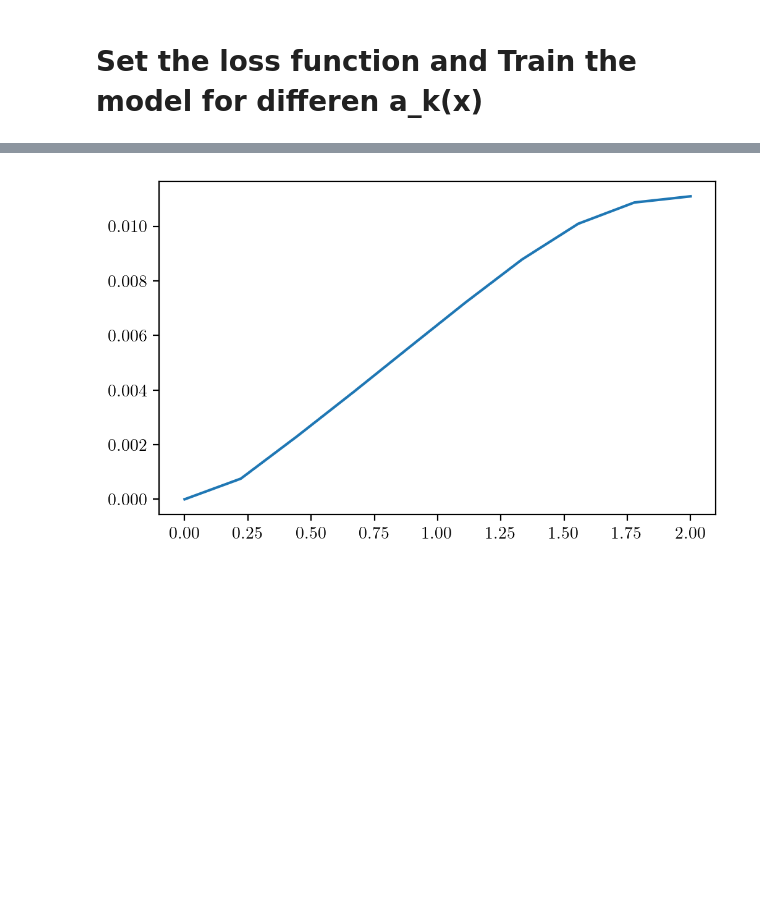
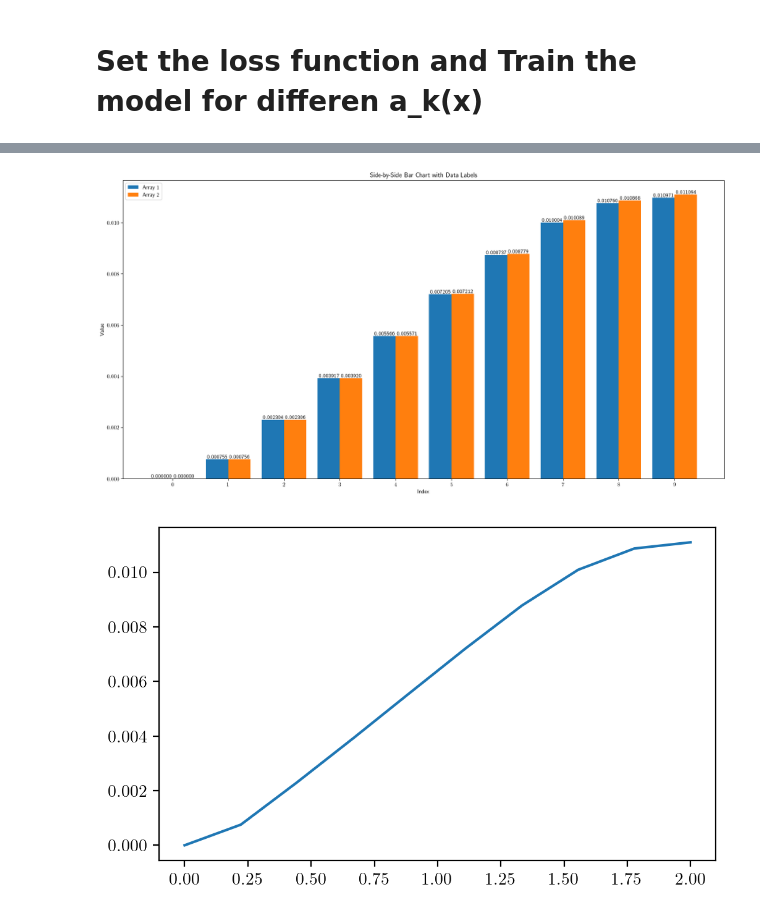
Before and after one commit to vishal18shah/bead-trajectories-quasipotential, a Jupyter notebook: 3Bead ML Compare.ipynb, the cells around one changed output, grey strips where cells are left out. Cells and saved outputs as stored; diff of their text form; code cells hidden in the pictures; blank space fills up the shorter version.

```diff
--- a/3Bead ML Compare.ipynb
+++ b/3Bead ML Compare.ipynb
@@ -325,53 +440,54 @@ def TEST_get_U_line_integration():
     U = torch.tensor(list(itertools.accumulate(U)))
     return U
 # %%
-# def plot_side_by_side_bar_chart(array1, array2):
-#     """
-#     Plots a bar chart for two 10-length datasets (PyTorch tensors, NumPy arrays, or lists),
-#     where bars are placed side by side, and exact values are displayed above each bar.
+def plot_side_by_side_bar_chart(array1, array2):
+    """
+    Plots a bar chart for two 10-length datasets (PyTorch tensors, NumPy arrays, or lists),
+    where bars are placed side by side, and exact values are displayed above each bar.
 
-#     Parameters:
-#         array1 (torch.Tensor, np.array, or list): First dataset of length 10.
-#         array2 (torch.Tensor, np.array, or list): Second dataset of length 10.
-#     """
-#     # Convert PyTorch tensors to NumPy if necessary
-#     if isinstance(array1, torch.Tensor):
-#         array1 = array1.numpy()
-#     if isinstance(array2, torch.Tensor):
-#         array2 = array2.numpy().flatten()
+    Parameters:
+        array1 (torch.Tensor, np.array, or list): First dataset of length 10.
+        array2 (torch.Tensor, np.array, or list): Second dataset of length 10.
+    """
+    # Convert PyTorch tensors to NumPy if necessary
+    if isinstance(array1, torch.Tensor):
+        array1 = array1.numpy()
+    if isinstance(array2, torch.Tensor):
+        array2 = array2.numpy().flatten()
 
-#     print(array1)
-#     print(array2)
-#     # # Ensure inputs are NumPy arrays
-#     # array1 = np.array(array1)
-#     # array2 = np.array(array2)
+    print(array1)
+    print(array2)
+    # # Ensure inputs are NumPy arrays
+    # array1 = np.array(array1)
+    # array2 = np.array(array2)
 
-#     # X-axis positions
-#     x = np.arange(len(array1))
+    # X-axis positions
+    x = np.arange(len(array1))
 
-#     # Bar width to ensure bars are next to each other
-#     bar_width = 0.4
+    # Bar width to ensure bars are next to each other
+    bar_width = 0.4
 
-#     # Create the bar plot
-#     fig, ax = plt.subplots(figsize=(20, 10))
-#     bars1 = ax.bar(x - bar_width/2, array1, width=bar_width, label="Array 1")
-#     bars2 = ax.bar(x + bar_width/2, array2, width=bar_width, label="Array 2")
+    # Create the bar plot
+    fig, ax = plt.subplots(figsize=(20, 10))
+    bars1 = ax.bar(x - bar_width/2, array1, width=bar_width, label="Array 1")
+    bars2 = ax.bar(x + bar_width/2, array2, width=bar_width, label="Array 2")
 
-#     # Add data labels above bars
-#     for bars in [bars1, bars2]:
-#         for bar in bars:
-#             height = bar.get_height()
-#             ax.text(bar.get_x() + bar.get_width()/2, height, f'{height:.6f}',
-#                     ha='center', va='bottom', fontsize=10)
+    # Add data labels above bars
+    for bars in [bars1, bars2]:
+        for bar in bars:
+            height = bar.get_height()
+            ax.text(bar.get_x() + bar.get_width()/2, height, f'{height:.6f}',
+                    ha='center', va='bottom', fontsize=10)
 
-#     # Labels and legend
-#     ax.set_xlabel("Index")
-#     ax.set_ylabel("Value")
-#     ax.set_title("Side-by-Side Bar Chart with Data Labels")
-#     ax.set_xticks(x)  # Ensure correct x-axis labels
-#     ax.legend()
+    # Labels and legend
+    ax.set_xlabel("Index")
+    ax.set_ylabel("Value")
+    ax.set_title("Side-by-Side Bar Chart with Data Labels")
+    ax.set_xticks(x)  # Ensure correct x-axis labels
+    ax.legend()
 
-#     # Show the plot
-#     plt.show()
+    # Show the plot
+    plt.show()
 
-# plot_side_by_side_bar_chart(TEST_get_U_line_integration(), torch.tensor(pd.read_csv('alpha1_W.txt', header = None).values))
+plot_side_by_side_bar_chart(TEST_get_U_line_integration(), torch.tensor(pd.read_csv('alpha1_W.txt', header = None).values))
+# %% [output]
@@ -378,3 +498,4 @@ def TEST_get_U_line_integration():
+[figure, added]
 # %%
 def plot_compare(cmap='terrain',max_V = 10,):
     nt=10
```
Also changed, not shown: parts of 8 cells of this notebook.
